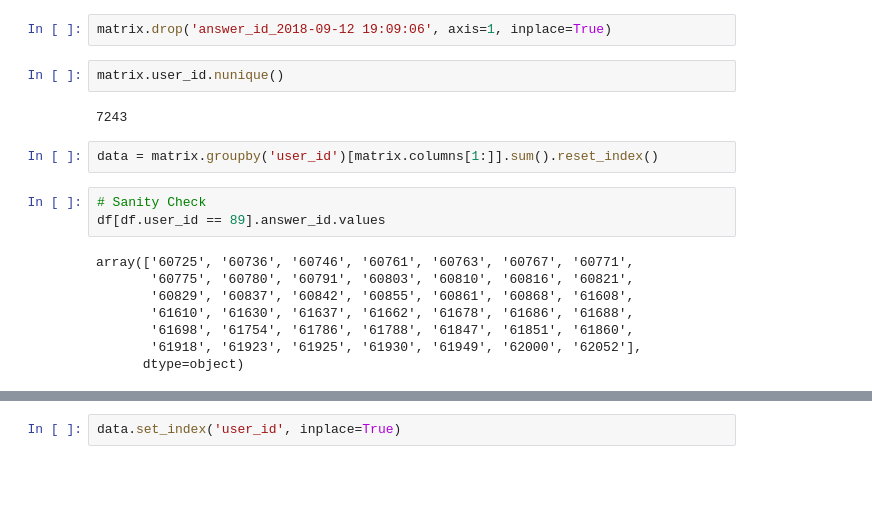
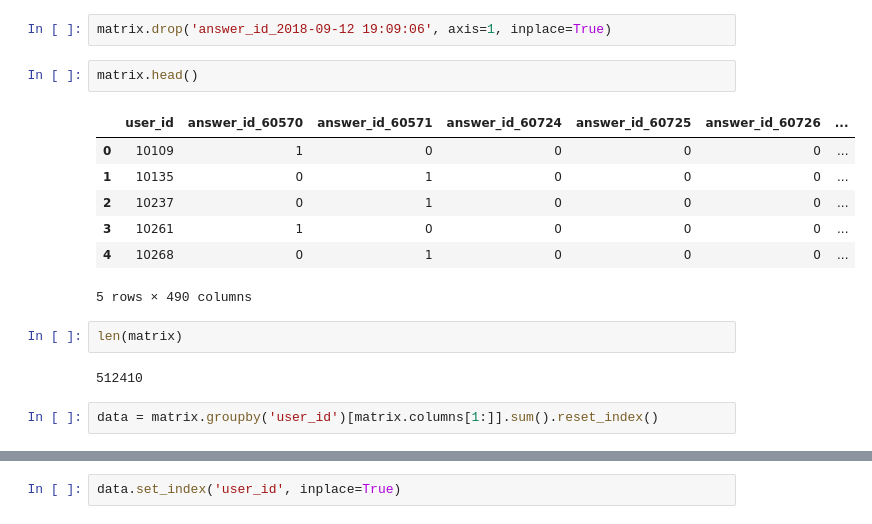
Before and after one commit to waficf/Kaggle_Competitions, a Jupyter notebook: project_1.ipynb, the cells around one changed output, grey strips where cells are left out. Saved outputs shown, nothing was run; the diff lists cells and outputs as text; blank space fills up the shorter version.

```diff
--- a/project_1.ipynb
+++ b/project_1.ipynb
@@ -16,20 +45,19 @@ df = df[['user_id', 'answer_id']].copy()
 matrix = pd.get_dummies(df,  'answer_id')
 # %%
 matrix.drop('answer_id_2018-09-12 19:09:06', axis=1, inplace=True)
-# %%
-matrix.user_id.nunique()
-# %% [output]
-7243
+# %%
+matrix.head()
+# %% [output]
+|  | user_id | answer_id_60570 | answer_id_60571 | answer_id_60724 | answer_id_60725 | answer_id_60726 | ... |
+| 0 | 10109 | 1 | 0 | 0 | 0 | 0 | ... |
+| 1 | 10135 | 0 | 1 | 0 | 0 | 0 | ... |
+| 2 | 10237 | 0 | 1 | 0 | 0 | 0 | ... |
+| 3 | 10261 | 1 | 0 | 0 | 0 | 0 | ... |
+| 4 | 10268 | 0 | 1 | 0 | 0 | 0 | ... |
+5 rows × 490 columns
+# %%
+len(matrix)
+# %% [output]
+512410
 # %%
 data = matrix.groupby('user_id')[matrix.columns[1:]].sum().reset_index()
-# %%
-# Sanity Check
-df[df.user_id == 89].answer_id.values
-# %% [output]
-array(['60725', '60736', '60746', '60761', '60763', '60767', '60771',
-       '60775', '60780', '60791', '60803', '60810', '60816', '60821',
-       '60829', '60837', '60842', '60855', '60861', '60868', '61608',
-       '61610', '61630', '61637', '61662', '61678', '61686', '61688',
-       '61698', '61754', '61786', '61788', '61847', '61851', '61860',
-       '61918', '61923', '61925', '61930', '61949', '62000', '62052'],
-      dtype=object)
```
Also changed, not shown: parts of 49 cells of this notebook, 1 other file.
